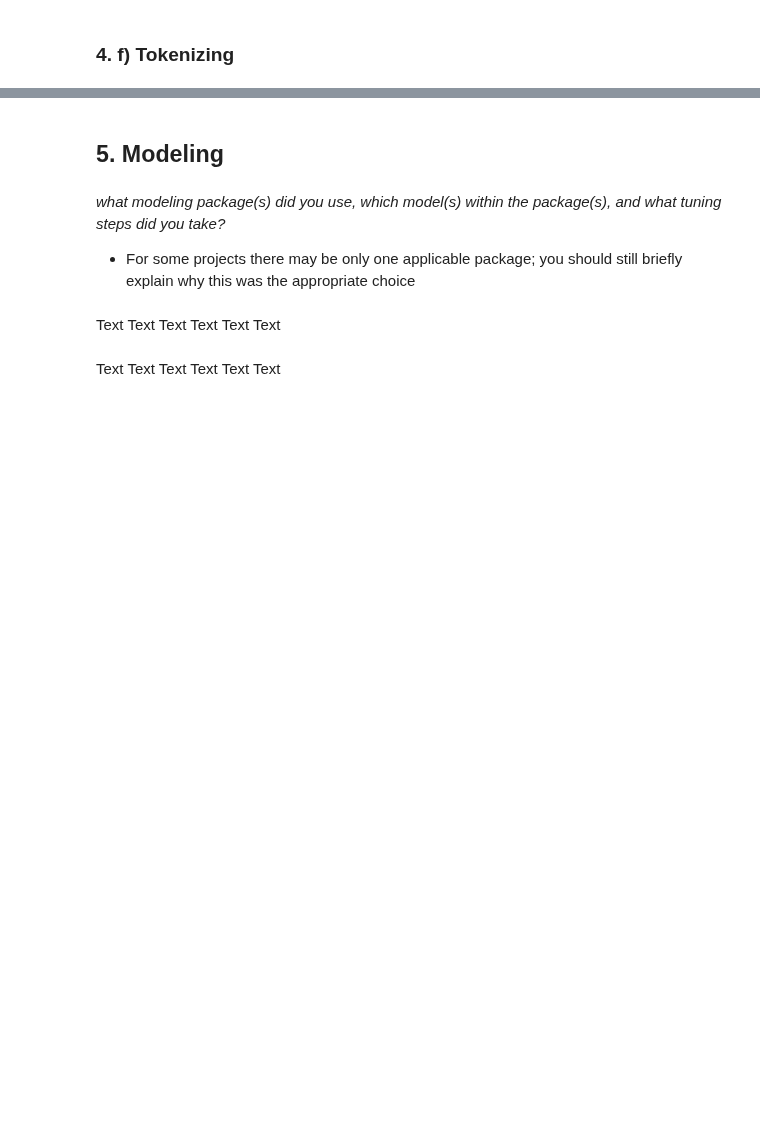
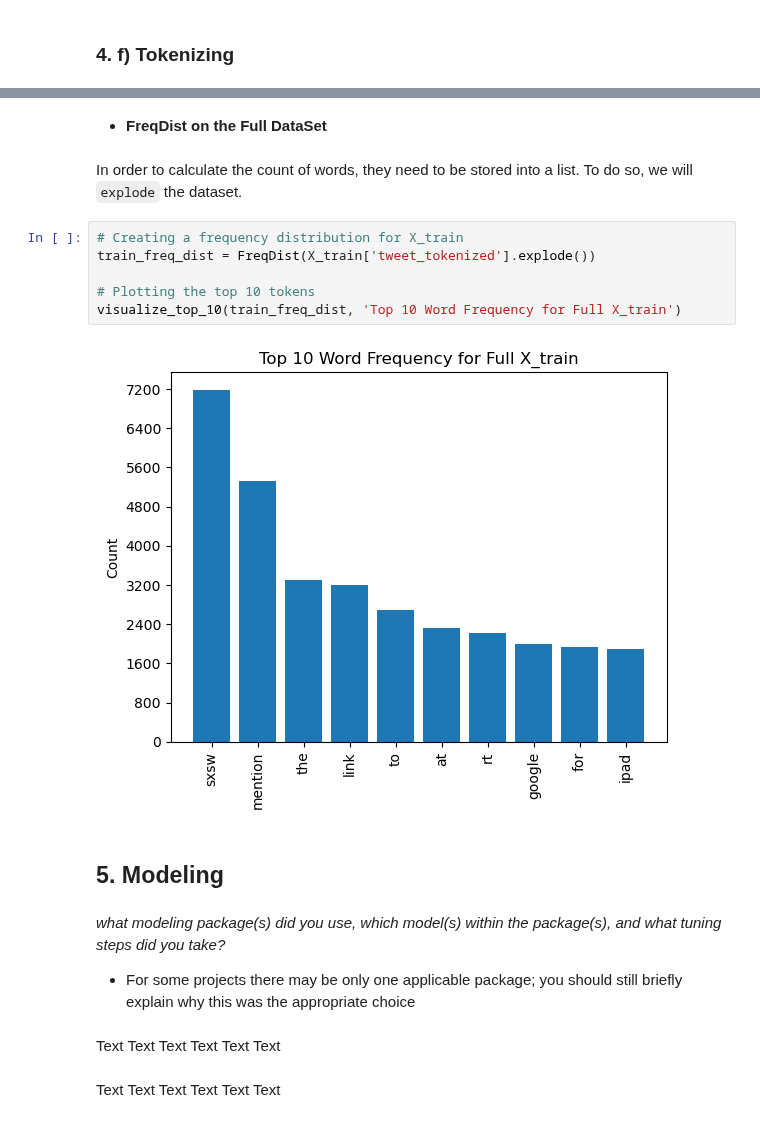
Before and after one commit to AlbaneCM/NLP, a Jupyter notebook: Natural-Language-Processing-Sentiment-Analysis.ipynb, the cells around one changed output, grey strips where cells are left out. Drawn from its saved outputs; the diff is of its cells as text; blank space fills up the shorter version.

```diff
--- a/Natural-Language-Processing-Sentiment-Analysis.ipynb
+++ b/Natural-Language-Processing-Sentiment-Analysis.ipynb
@@ -478,3 +614,15 @@ Before starting any exploratory analysis, two fundamental data cleaning tasks wi
+# %% [markdown]
+* **FreqDist on the Full DataSet**
+# %% [markdown]
+In order to calculate the count of words, they need to be stored into a list. To do so, we will `explode` the dataset.
+# %%
+# Creating a frequency distribution for X_train
+train_freq_dist = FreqDist(X_train['tweet_tokenized'].explode())
+
+# Plotting the top 10 tokens
+visualize_top_10(train_freq_dist, 'Top 10 Word Frequency for Full X_train')
+# %% [output]
+[figure, added]
 # %% [markdown]
 ## 5. Modeling
 # %% [markdown]
```
Also changed, not shown: parts of 29 cells of this notebook.
